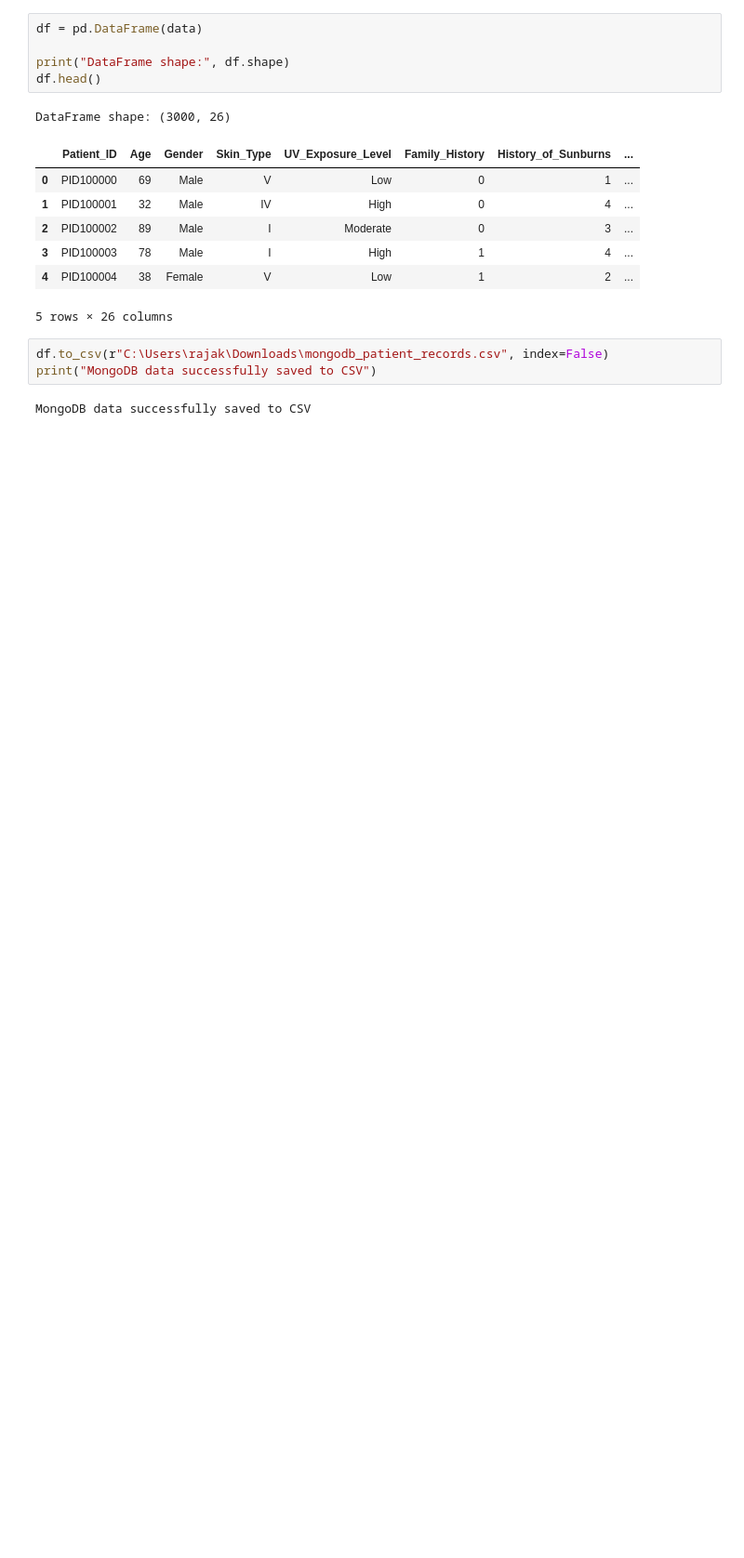
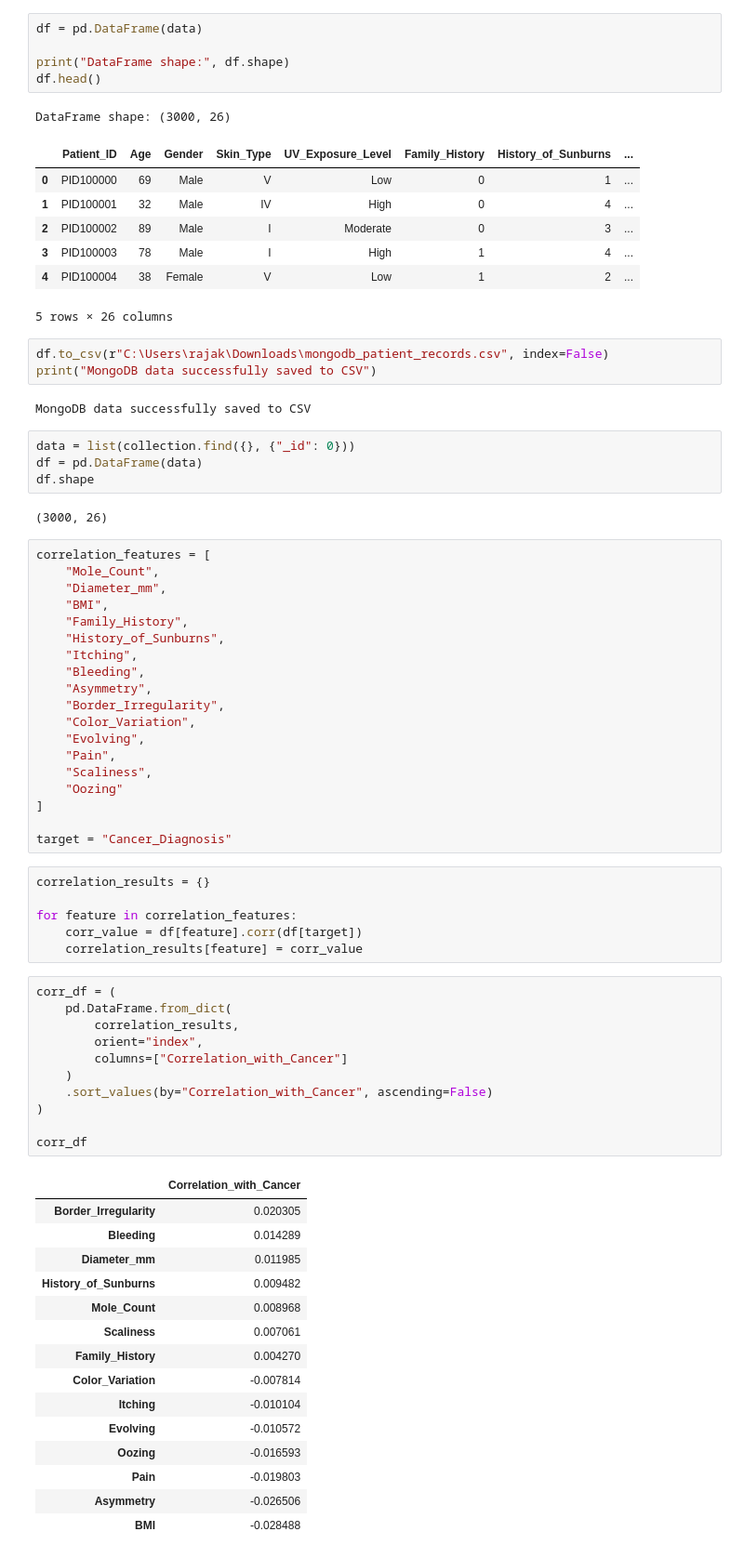
Before and after one commit to rajagowtham0/week-1, a Jupyter notebook: Week1_Day4.ipynb, the cells around one changed output. Shown at 93% size. Saved outputs shown, nothing was run; the diff lists cells and outputs as text; blank space fills up the shorter version.

```diff
--- a/Week1_Day4.ipynb
+++ b/Week1_Day4.ipynb
@@ -325,3 +325,61 @@ df.to_csv(r"C:\Users\rajak\Downloads\mongodb_patient_records.csv", index=False)
 print("MongoDB data successfully saved to CSV")
 # %% [output]
 MongoDB data successfully saved to CSV
+# %%
+data = list(collection.find({}, {"_id": 0}))
+df = pd.DataFrame(data)
+df.shape
+# %% [output]
+(3000, 26)
+# %%
+correlation_features = [
+    "Mole_Count",
+    "Diameter_mm",
+    "BMI",
+    "Family_History",
+    "History_of_Sunburns",
+    "Itching",
+    "Bleeding",
+    "Asymmetry",
+    "Border_Irregularity",
+    "Color_Variation",
+    "Evolving",
+    "Pain",
+    "Scaliness",
+    "Oozing"
+]
+
+target = "Cancer_Diagnosis"
+# %%
+correlation_results = {}
+
+for feature in correlation_features:
+    corr_value = df[feature].corr(df[target])
+    correlation_results[feature] = corr_value
+# %%
+corr_df = (
+    pd.DataFrame.from_dict(
+        correlation_results,
+        orient="index",
+        columns=["Correlation_with_Cancer"]
+    )
+    .sort_values(by="Correlation_with_Cancer", ascending=False)
+)
+
+corr_df
+# %% [output]
+|  | Correlation_with_Cancer |
+| Border_Irregularity | 0.020305 |
+| Bleeding | 0.014289 |
+| Diameter_mm | 0.011985 |
+| History_of_Sunburns | 0.009482 |
+| Mole_Count | 0.008968 |
+| Scaliness | 0.007061 |
+| Family_History | 0.004270 |
+| Color_Variation | -0.007814 |
+| Itching | -0.010104 |
+| Evolving | -0.010572 |
+| Oozing | -0.016593 |
+| Pain | -0.019803 |
+| Asymmetry | -0.026506 |
+| BMI | -0.028488 |
```
Also changed, not shown: parts of 2 cells of this notebook.
